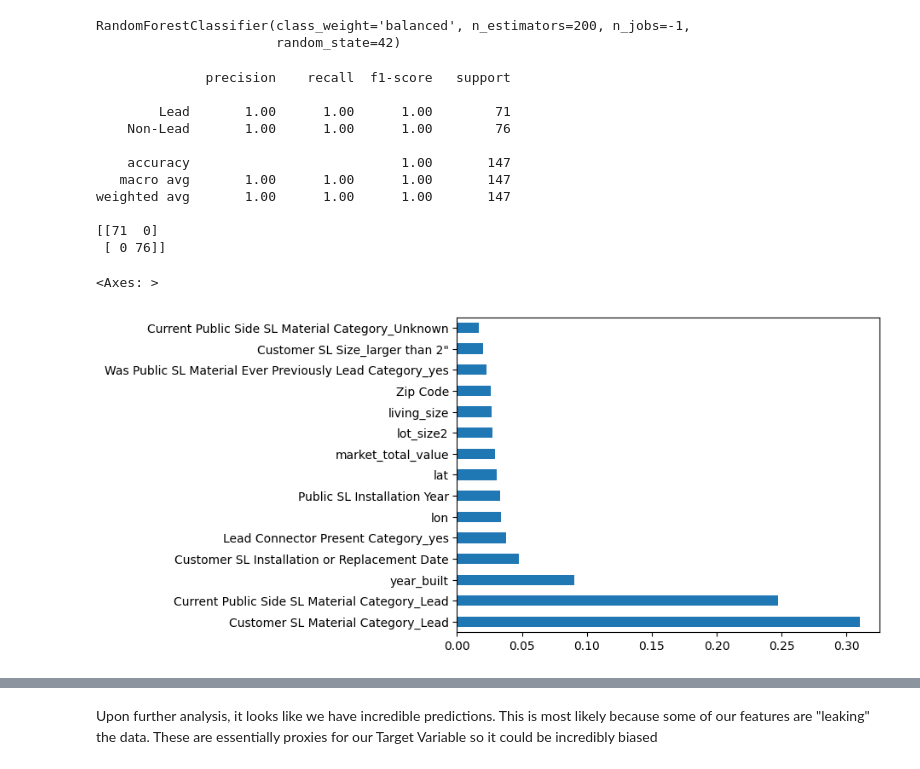
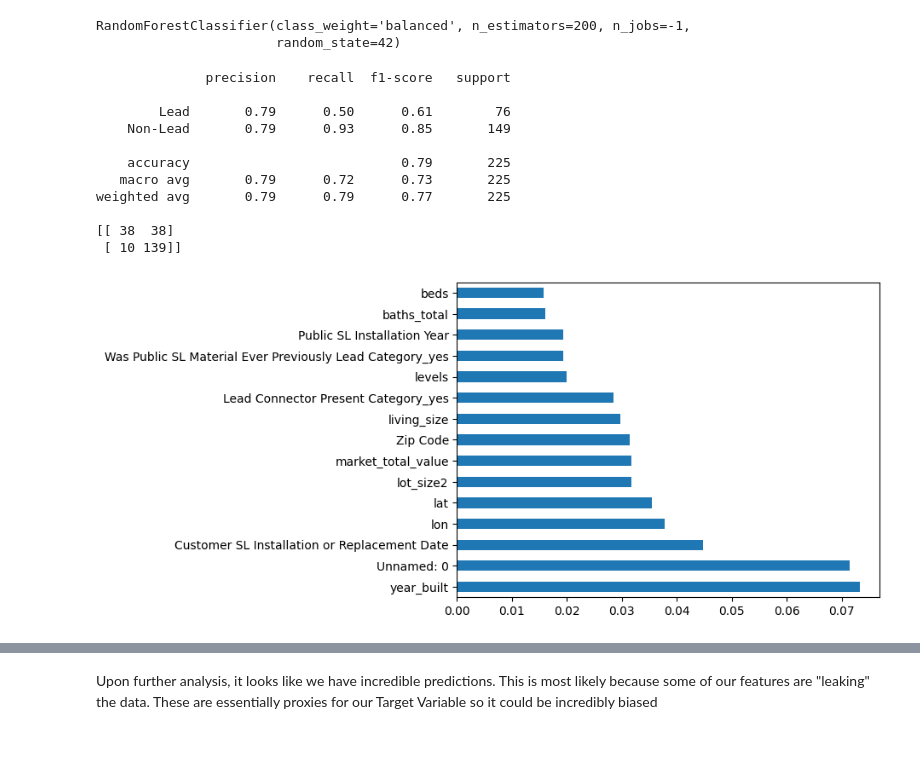
Before and after one commit to AvalonAce/ML-Lead-Service-Line-Prediction, a Jupyter notebook: models/random_forest.ipynb, the cells around one changed output, grey strips where cells are left out. Saved outputs shown, nothing was run; the diff lists cells and outputs as text; code cells hidden in the pictures.

```diff
--- a/models/random_forest.ipynb
+++ b/models/random_forest.ipynb
@@ -53,8 +70,8 @@ Now lets perform some feature selection
 X = df.drop(columns=[
     'SL Category Cleaned',  # target
     'Street Address',        # identifier (keep in dataset but not in model)
-    #'Customer SL Material Category',
-    #'Current Public Side SL Material Category',
+    'Customer SL Material Category',
+    'Current Public Side SL Material Category',
 ], axis=1)
 # Extract coordinates if Location = "POINT (lon lat)"
 df[['lon', 'lat']] = df['Location'].str.extract(r'POINT \(([-\d\.]+) ([-\d\.]+)\)').astype(float)
@@ -93,27 +110,26 @@ print(confusion_matrix(y_test, y_pred))
 # %% [output]
               precision    recall  f1-score   support
 
-        Lead       1.00      1.00      1.00        71
-    Non-Lead       1.00      1.00      1.00        76
+        Lead       0.79      0.50      0.61        76
+    Non-Lead       0.79      0.93      0.85       149
 
-    accuracy                           1.00       147
-   macro avg       1.00      1.00      1.00       147
-weighted avg       1.00      1.00      1.00       147
+    accuracy                           0.79       225
+   macro avg       0.79      0.72      0.73       225
+weighted avg       0.79      0.79      0.77       225
 
-[[71  0]
- [ 0 76]]
+[[ 38  38]
+ [ 10 139]]
 # %%
 importances = pd.Series(rf.feature_importances_, index=X_encoded.columns)
-top_15_importances = importances.nlargest(15)#.plot(kind='barh')
+top_15_importances = importances.nlargest(15).plot(kind='barh')
 
 # 3. Normalize the Top 15 subset
-normalized_top_15 = top_15_importances / top_15_importances.sum()
+#normalized_top_15 = top_15_importances / top_15_importances.sum()
 
 # 4. Plot the normalized subset
-normalized_top_15.plot(kind='barh')
+#normalized_top_15.plot(kind='barh')
 # %% [output]
-<Axes: >
-[figure, old version]
+[figure, new version]
 # %%
 df.groupby('SL Category Cleaned')['Was Public SL Material Ever Previously Lead Category'].value_counts(normalize=True)
 # %% [output]
```
Also changed, not shown: parts of 2 cells of this notebook.
